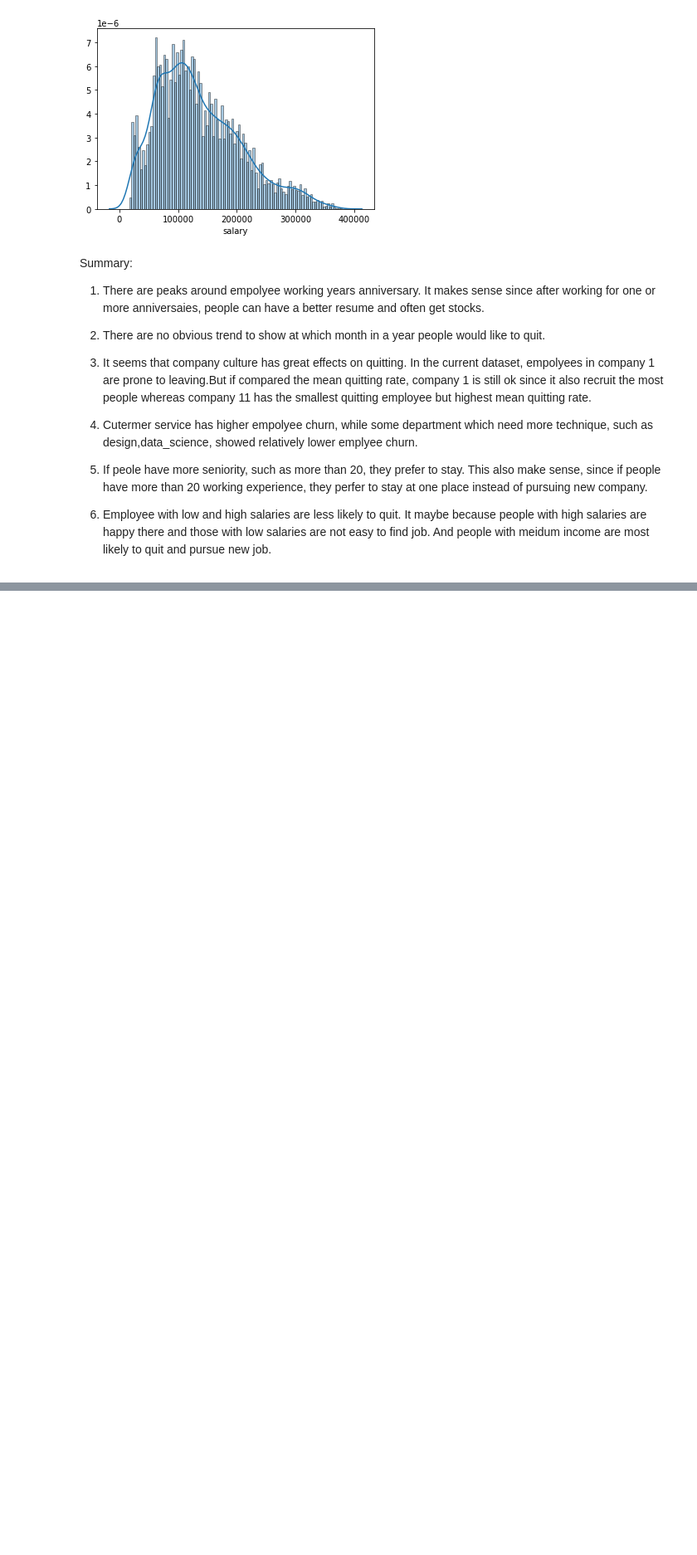
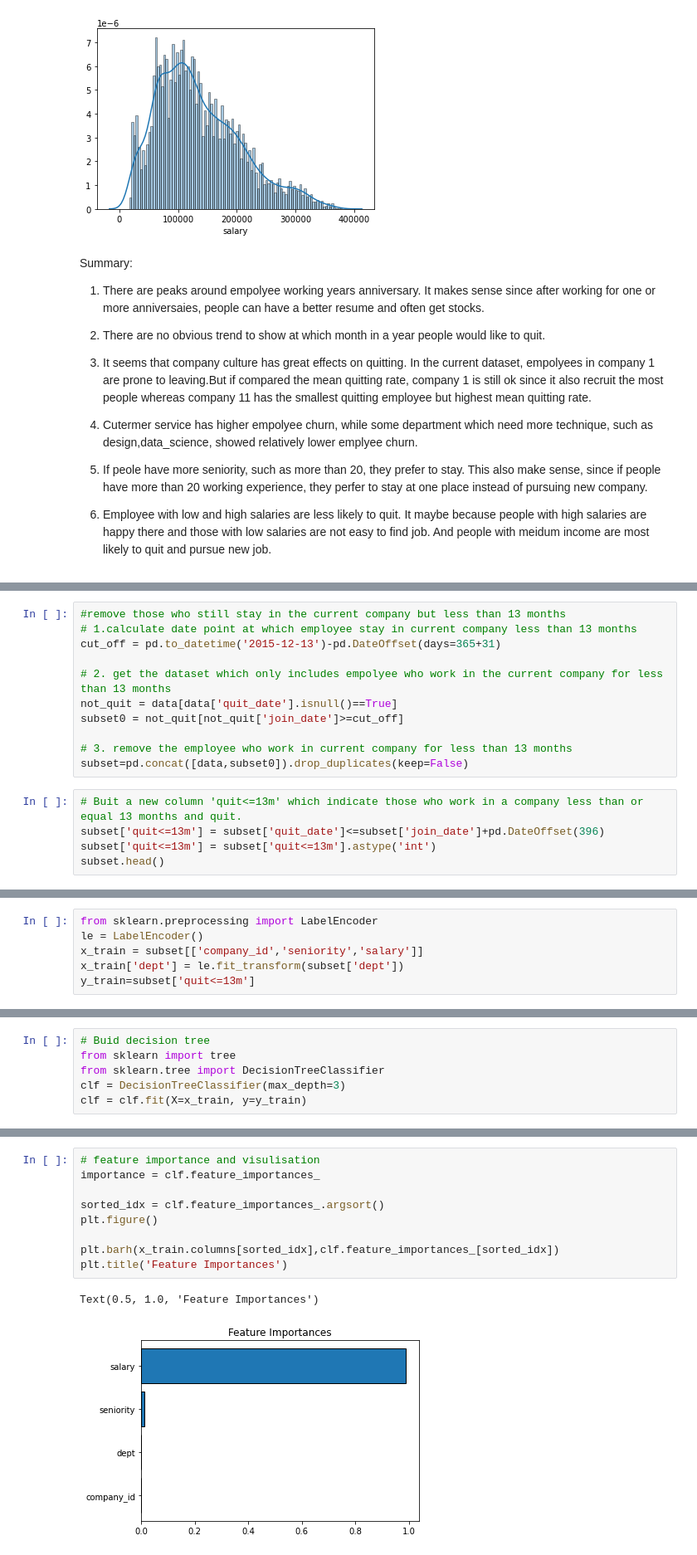
Before and after one commit to Aliciaworld/DS-TakeHomeChallenges, a Jupyter notebook: 03. Employee Retention.ipynb, the cells around one changed output, grey strips where cells are left out. Shown at 83% size. Drawn from its saved outputs; the diff is of its cells as text; blank space fills up the shorter version.

```diff
--- a/03. Employee Retention.ipynb
+++ b/03. Employee Retention.ipynb
@@ -211,0 +218,16 @@ Summary:
+# %%
+#remove those who still stay in the current company but less than 13 months
+# 1.calculate date point at which employee stay in current company less than 13 months
+cut_off = pd.to_datetime('2015-12-13')-pd.DateOffset(days=365+31)
+
+# 2. get the dataset which only includes empolyee who work in the current company for less than 13 months
+not_quit = data[data['quit_date'].isnull()==True]
+subset0 = not_quit[not_quit['join_date']>=cut_off]
+
+# 3. remove the employee who work in current company for less than 13 months
+subset=pd.concat([data,subset0]).drop_duplicates(keep=False)
+# %%
+# Buit a new column 'quit<=13m' which indicate those who work in a company less than or equal 13 months and quit.
+subset['quit<=13m'] = subset['quit_date']<=subset['join_date']+pd.DateOffset(396)
+subset['quit<=13m'] = subset['quit<=13m'].astype('int')
+subset.head()
@@ -211,0 +258,6 @@ Summary:
+# %%
+from sklearn.preprocessing import LabelEncoder
+le = LabelEncoder()
+x_train = subset[['company_id','seniority','salary']]
+x_train['dept'] = le.fit_transform(subset['dept'])
+y_train=subset['quit<=13m']
@@ -211,0 +271,6 @@ Summary:
+# %%
+# Buid decision tree
+from sklearn import tree
+from sklearn.tree import DecisionTreeClassifier
+clf = DecisionTreeClassifier(max_depth=3)
+clf = clf.fit(X=x_train, y=y_train)
@@ -211,0 +287,12 @@ Summary:
+# %%
+# feature importance and visulisation
+importance = clf.feature_importances_
+
+sorted_idx = clf.feature_importances_.argsort()
+plt.figure()
+
+plt.barh(x_train.columns[sorted_idx],clf.feature_importances_[sorted_idx])
+plt.title('Feature Importances')
+# %% [output]
+Text(0.5, 1.0, 'Feature Importances')
+[figure, added]
```
Also changed, not shown: parts of 10 cells of this notebook.
